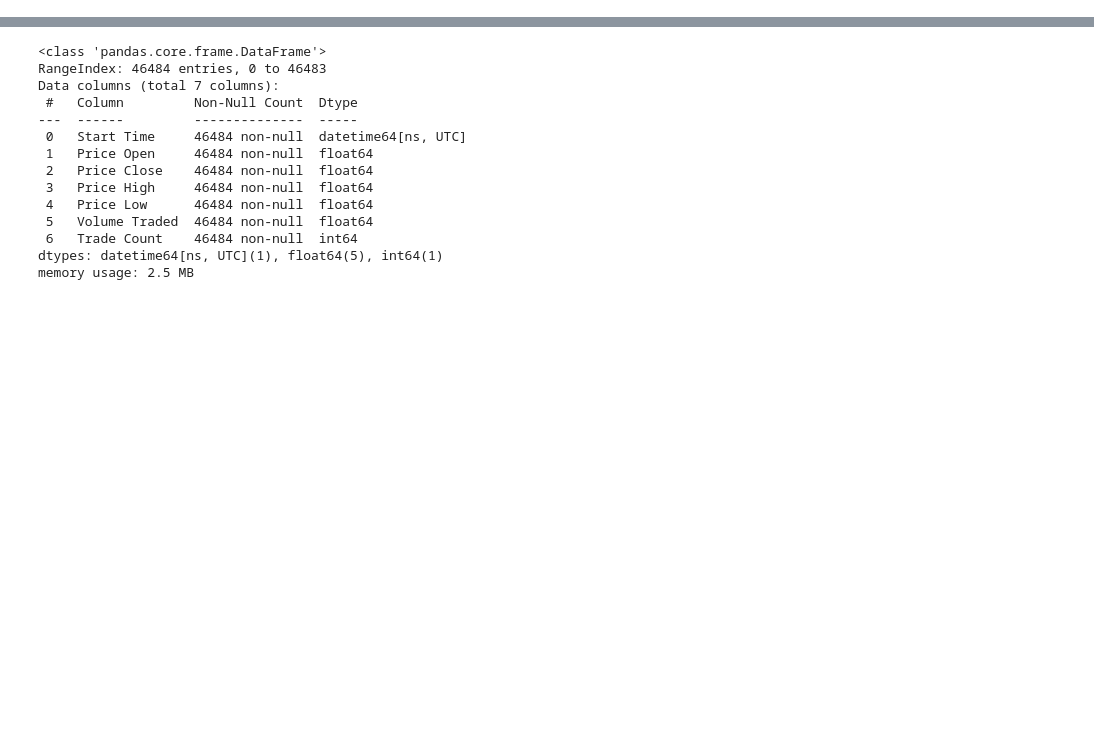
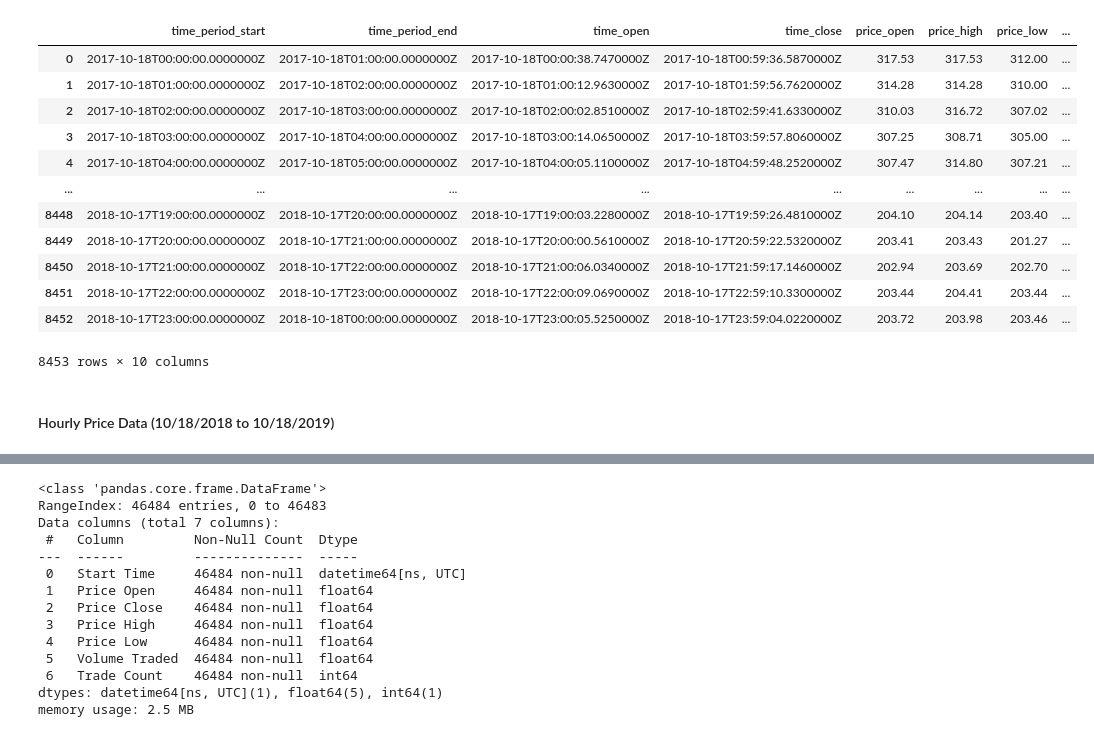
Before and after one commit to ayanga1998/DRL-trading-system, a Jupyter notebook: DataCollection/CoinAPI_Data_Extraction.ipynb, the cells around one changed output, grey strips where cells are left out. Saved outputs shown, nothing was run; the diff lists cells and outputs as text; code cells hidden in the pictures; blank space fills up the shorter version.

```diff
--- a/DataCollection/CoinAPI_Data_Extraction.ipynb
+++ b/DataCollection/CoinAPI_Data_Extraction.ipynb
@@ -11,0 +101,20 @@ import pandas as pd
+# %%
+params = {'period_id':'1HRS', 'time_start':'2017-10-18', 'time_end':'2018-10-18', 'limit':8760}
+ohlcv_historical_17_18 = api.ohlcv_historical_data('KRAKEN_SPOT_ETH_USD', params)
+# %%
+df_price_17_18 = pd.DataFrame(ohlcv_historical_17_18)
+df_price_17_18
+# %% [output]
+|  | time_period_start | time_period_end | time_open | time_close | price_open | price_high | price_low | ... |
+| 0 | 2017-10-18T00:00:00.0000000Z | 2017-10-18T01:00:00.0000000Z | 2017-10-18T00:00:38.7470000Z | 2017-10-18T00:59:36.5870000Z | 317.53 | 317.53 | 312.00 | ... |
+| 1 | 2017-10-18T01:00:00.0000000Z | 2017-10-18T02:00:00.0000000Z | 2017-10-18T01:00:12.9630000Z | 2017-10-18T01:59:56.7620000Z | 314.28 | 314.28 | 310.00 | ... |
+| 2 | 2017-10-18T02:00:00.0000000Z | 2017-10-18T03:00:00.0000000Z | 2017-10-18T02:00:02.8510000Z | 2017-10-18T02:59:41.6330000Z | 310.03 | 316.72 | 307.02 | ... |
+| 3 | 2017-10-18T03:00:00.0000000Z | 2017-10-18T04:00:00.0000000Z | 2017-10-18T03:00:14.0650000Z | 2017-10-18T03:59:57.8060000Z | 307.25 | 308.71 | 305.00 | ... |
+| 4 | 2017-10-18T04:00:00.0000000Z | 2017-10-18T05:00:00.0000000Z | 2017-10-18T04:00:05.1100000Z | 2017-10-18T04:59:48.2520000Z | 307.47 | 314.80 | 307.21 | ... |
+| ... | ... | ... | ... | ... | ... | ... | ... | ... |
+| 8448 | 2018-10-17T19:00:00.0000000Z | 2018-10-17T20:00:00.0000000Z | 2018-10-17T19:00:03.2280000Z | 2018-10-17T19:59:26.4810000Z | 204.10 | 204.14 | 203.40 | ... |
+| 8449 | 2018-10-17T20:00:00.0000000Z | 2018-10-17T21:00:00.0000000Z | 2018-10-17T20:00:00.5610000Z | 2018-10-17T20:59:22.5320000Z | 203.41 | 203.43 | 201.27 | ... |
+| 8450 | 2018-10-17T21:00:00.0000000Z | 2018-10-17T22:00:00.0000000Z | 2018-10-17T21:00:06.0340000Z | 2018-10-17T21:59:17.1460000Z | 202.94 | 203.69 | 202.70 | ... |
+| 8451 | 2018-10-17T22:00:00.0000000Z | 2018-10-17T23:00:00.0000000Z | 2018-10-17T22:00:09.0690000Z | 2018-10-17T22:59:10.3300000Z | 203.44 | 204.41 | 203.44 | ... |
+| 8452 | 2018-10-17T23:00:00.0000000Z | 2018-10-18T00:00:00.0000000Z | 2018-10-17T23:00:05.5250000Z | 2018-10-17T23:59:04.0220000Z | 203.72 | 203.98 | 203.46 | ... |
+8453 rows × 10 columns
@@ -11,0 +123,2 @@ import pandas as pd
+# %% [markdown]
+#### Hourly Price Data (10/18/2018 to 10/18/2019)
```
Also changed, not shown: parts of 33 cells of this notebook.
